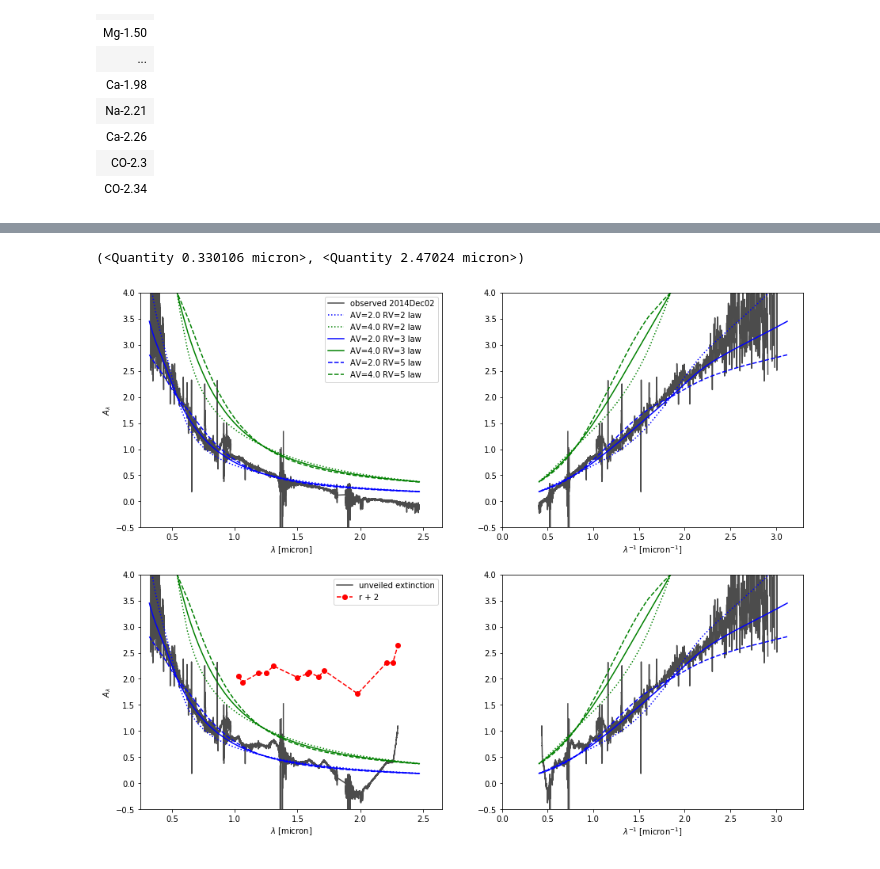
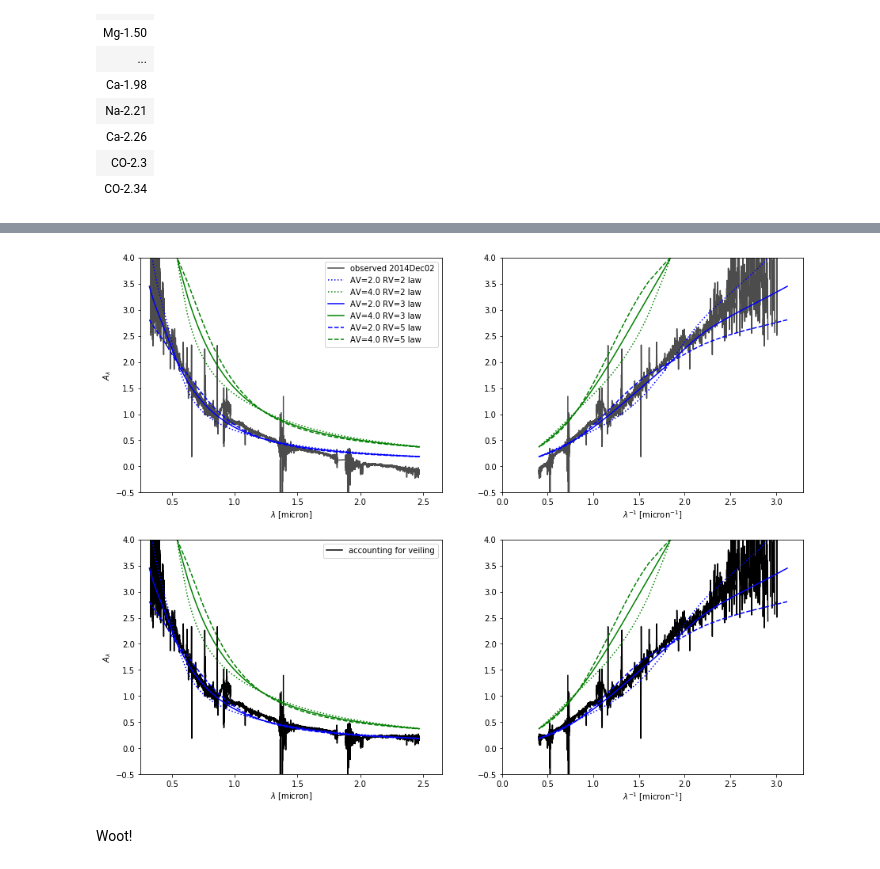
Before and after one commit to krislars/AA_Tau_Covey, a Jupyter notebook: AATau veiling.ipynb, the cells around one changed output, grey strips where cells are left out. Saved outputs shown, nothing was run; the diff lists cells and outputs as text; code cells hidden in the pictures.

Commit message:
New method to account for veiling

```diff
--- a/AATau veiling.ipynb
+++ b/AATau veiling.ipynb
@@ -433,7 +325,3 @@ rinterp=interp.interp1d(linewave,r)
-# %%
-allwav_dec02.min(),allwav_dec02.max()
-# %% [output]
-(<Quantity 0.330106 micron>, <Quantity 2.47024 micron>)
 # %%
 fig,axs=plt.subplots(2,2,figsize=(15,12))
 
@@ -455,41 +343,37 @@ axs[0,1].set_xlabel('$\lambda^{-1}$ [micron$^{-1}$]')
 
 axs[0,0].set_ylim(-0.5,4.0)
 axs[0,1].set_ylim(-0.5,4.0)
 axs[0,0].set_xlim(0.25,2.65)
 axs[0,1].set_xlim(0,3.3)
 
 
-# remove excess flux:
-ext_dec02_noveil=-2.5*np.log10((1-rinterp(allwav_dec02.value))*alldata_dec02.value/interp2008(allwav_dec02))
+# now with veiling
 
-
-# clip everything past the last line:
-i=np.where(allwav_dec02<linewave[-2]*u.micron)
-end=i[0][-1]
-
-axs[1,0].plot(allwav_dec02[:end],ext_dec02_noveil[:end],'k',alpha=0.7,label='unveiled extinction')
-axs[1,1].plot(1./allwav_dec02[:end],ext_dec02_noveil[:end],'k',alpha=0.7)
+axs[1,0].plot(allwav_dec02,ext_dec02+0.02*allwav_dec02.value**3,'k',label='accounting for veiling')
+axs[1,1].plot(1./allwav_dec02,ext_dec02+0.02*allwav_dec02.value**3,'k')
 
 for R,line,legend in list(zip((2,3,5),('dotted','solid','dashed'),('2','3','5'))):
     ext=F99(Rv=R)
     axs[1,0].plot(allwav_2008,2.0*ext(allwav_2008),'b',linestyle=line)
     axs[1,1].plot(1/allwav_2008,2.0*ext(allwav_2008),'b',linestyle=line)
     axs[1,0].plot(allwav_2008,4.0*ext(allwav_2008),'g',linestyle=line)
     axs[1,1].plot(1/allwav_2008,4.0*ext(allwav_2008),'g',linestyle=line)
 
-axs[1,0].plot(linewave[2:-1],r[2:-1]+2,'--ro',label='r + 2')
+
 
 axs[1,0].legend(loc='best')
 axs[1,0].set_ylabel('$A_\lambda$')
 axs[1,0].set_xlabel('$\lambda$ [micron]')
 axs[1,1].set_xlabel('$\lambda^{-1}$ [micron$^{-1}$]')
 
 axs[1,0].set_ylim(-0.5,4.0)
 axs[1,1].set_ylim(-0.5,4.0)
 axs[1,0].set_xlim(0.25,2.65)
 axs[1,1].set_xlim(0,3.3)
 
 
 plt.show()
 # %% [output]
-[figure, old version]
+[figure, new version]
+# %% [markdown]
+Woot!
```
Also changed, not shown: parts of 34 cells of this notebook.
